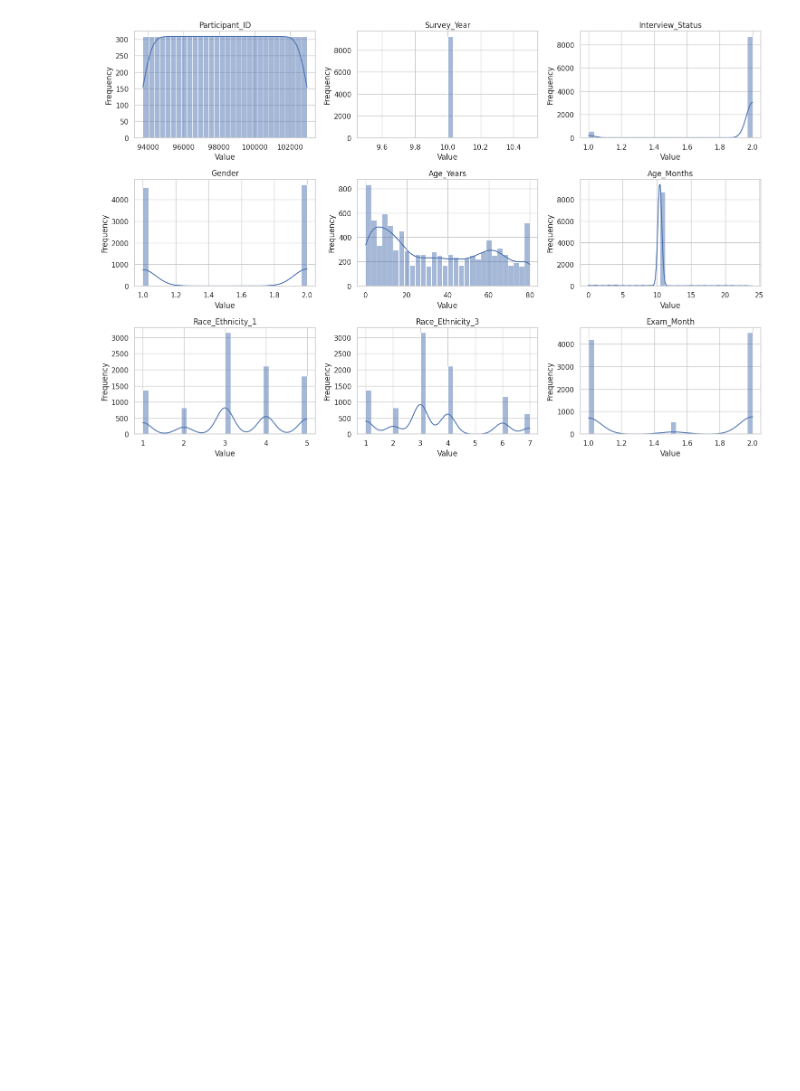
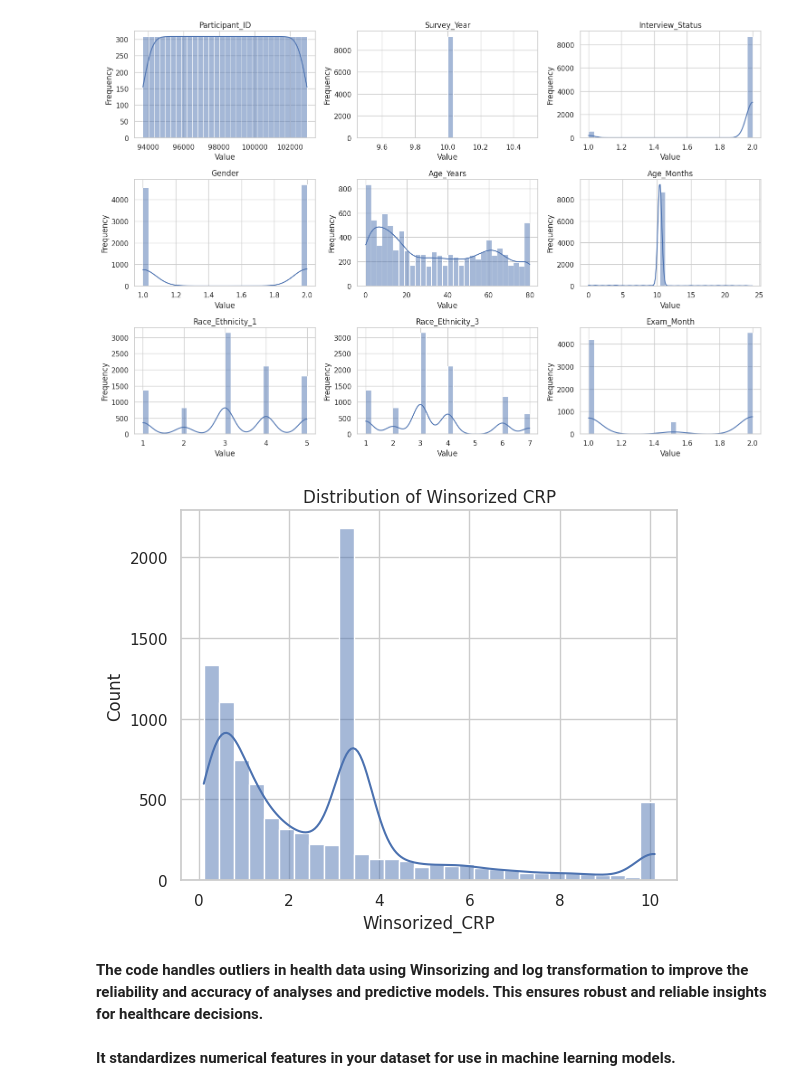
Before and after one commit to mutungu/Cancer-predictive-model, a Jupyter notebook: cancer_model.ipynb, the cells around one changed output. Cells and saved outputs as stored; diff of their text form; code cells hidden in the pictures; blank space fills up the shorter version.

```diff
--- a/cancer_model.ipynb
+++ b/cancer_model.ipynb
@@ -812,3 +785,20 @@ plt.tight_layout()
 plt.show()
 # %% [output]
 [figure]
+# %%
+import numpy as np
+from scipy.stats.mstats import winsorize  # Import from the correct module
+
+# Winsorizing 'High_Sensitivity_CRP' feature at the 95th percentile
+merged_df['Winsorized_CRP'] = winsorize(merged_df['High_Sensitivity_CRP'], limits=[0, 0.05])
+
+# Log transformation of 'Lipoprotein_Levels' feature
+merged_df['Log_Lipoprotein'] = np.log(merged_df['Lipoprotein_Levels'] + 1)  # Add 1 to avoid log(0)
+# %%
+sns.histplot(merged_df['Winsorized_CRP'], bins=30, kde=True)
+plt.title('Distribution of Winsorized CRP')
+plt.show()
+# %% [output]
+[figure, added]
+# %% [markdown]
+**The code handles outliers in health data using Winsorizing and log transformation to improve the reliability and accuracy of analyses and predictive models. This ensures robust and reliable insights for healthcare decisions.**
@@ -814,0 +818,2 @@ plt.show()
+# %% [markdown]
+**It standardizes numerical features in your dataset for use in machine learning models.**
```
Also changed, not shown: parts of 10 cells of this notebook.
